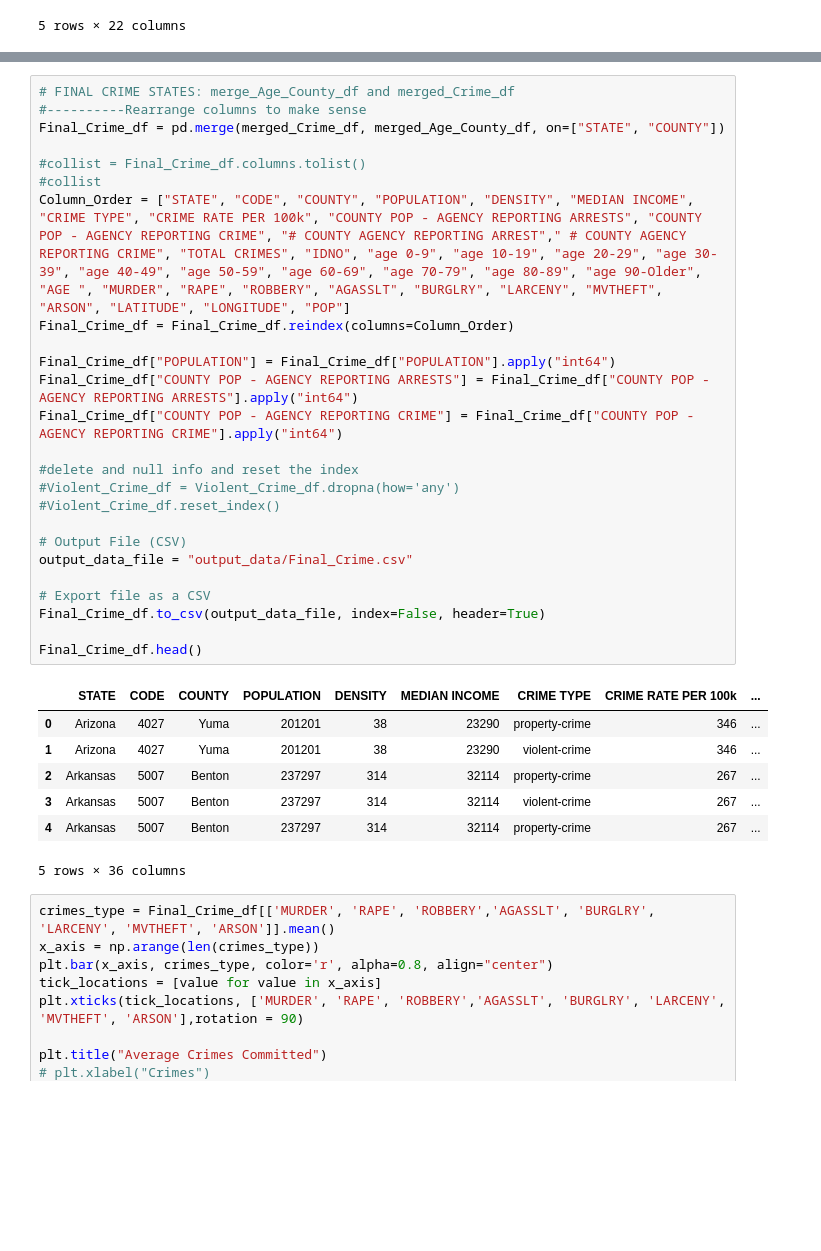
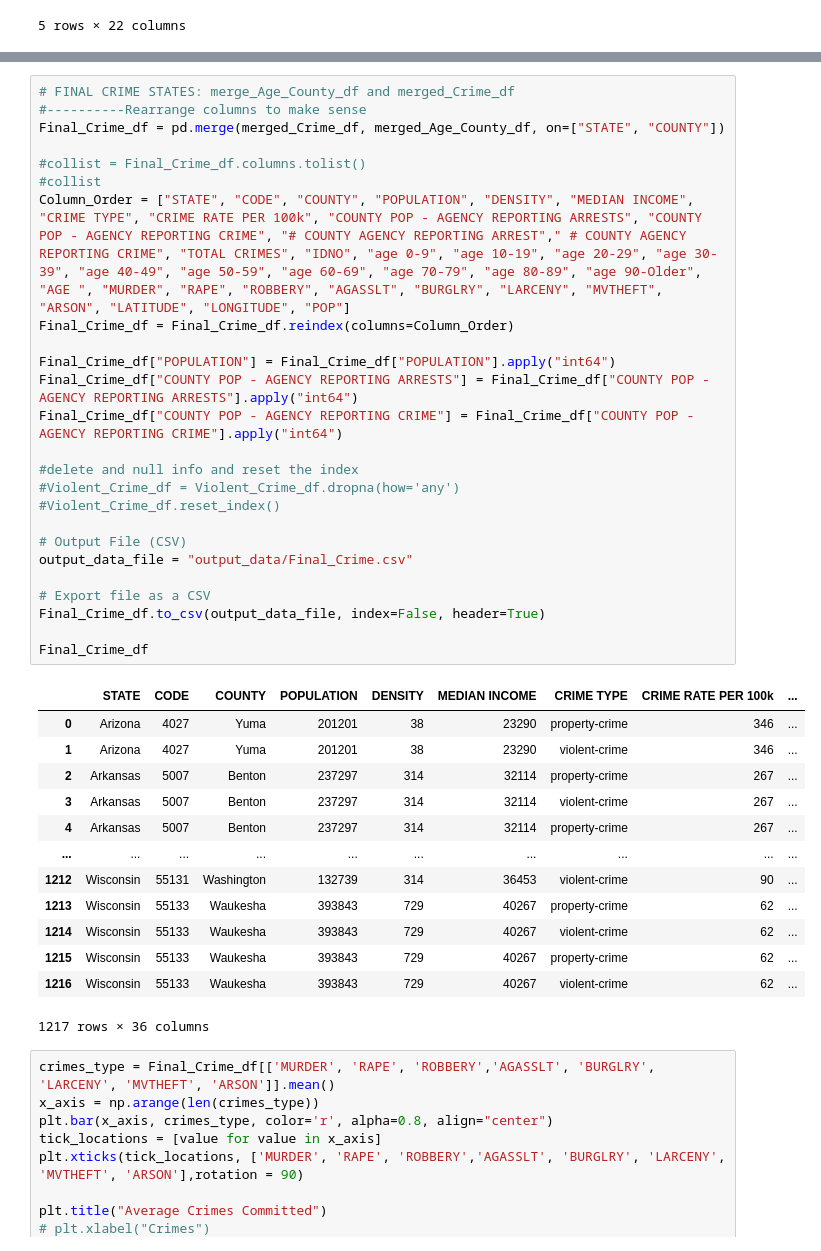
Before and after one commit to melindaeudy/Project_1, a Jupyter notebook: Cam_Project1.ipynb, the cells around one changed output, grey strips where cells are left out. Cells and saved outputs as stored; diff of their text form; blank space fills up the shorter version.

```diff
--- a/Cam_Project1.ipynb
+++ b/Cam_Project1.ipynb
@@ -327,35 +327,41 @@ merged_Age_County_df.head()
 # FINAL CRIME STATES: merge_Age_County_df and merged_Crime_df
 #----------Rearrange columns to make sense
 Final_Crime_df = pd.merge(merged_Crime_df, merged_Age_County_df, on=["STATE", "COUNTY"])
 
 #collist = Final_Crime_df.columns.tolist()
 #collist
 Column_Order = ["STATE", "CODE", "COUNTY", "POPULATION", "DENSITY", "MEDIAN INCOME", "CRIME TYPE", "CRIME RATE PER 100k", "COUNTY POP - AGENCY REPORTING ARRESTS", "COUNTY POP - AGENCY REPORTING CRIME", "# COUNTY AGENCY REPORTING ARREST"," # COUNTY AGENCY REPORTING CRIME", "TOTAL CRIMES", "IDNO", "age 0-9", "age 10-19", "age 20-29", "age 30-39", "age 40-49", "age 50-59", "age 60-69", "age 70-79", "age 80-89", "age 90-Older", "AGE ", "MURDER", "RAPE", "ROBBERY", "AGASSLT", "BURGLRY", "LARCENY", "MVTHEFT", "ARSON", "LATITUDE", "LONGITUDE", "POP"]
 Final_Crime_df = Final_Crime_df.reindex(columns=Column_Order)
 
 Final_Crime_df["POPULATION"] = Final_Crime_df["POPULATION"].apply("int64")
 Final_Crime_df["COUNTY POP - AGENCY REPORTING ARRESTS"] = Final_Crime_df["COUNTY POP - AGENCY REPORTING ARRESTS"].apply("int64")
 Final_Crime_df["COUNTY POP - AGENCY REPORTING CRIME"] = Final_Crime_df["COUNTY POP - AGENCY REPORTING CRIME"].apply("int64")
 
 #delete and null info and reset the index
 #Violent_Crime_df = Violent_Crime_df.dropna(how='any')
 #Violent_Crime_df.reset_index()
 
 # Output File (CSV)
 output_data_file = "output_data/Final_Crime.csv"
 
 # Export file as a CSV
 Final_Crime_df.to_csv(output_data_file, index=False, header=True)
 
-Final_Crime_df.head()
+Final_Crime_df
 # %% [output]
 |  | STATE | CODE | COUNTY | POPULATION | DENSITY | MEDIAN INCOME | CRIME TYPE | CRIME RATE PER 100k | ... |
 | 0 | Arizona | 4027 | Yuma | 201201 | 38 | 23290 | property-crime | 346 | ... |
 | 1 | Arizona | 4027 | Yuma | 201201 | 38 | 23290 | violent-crime | 346 | ... |
 | 2 | Arkansas | 5007 | Benton | 237297 | 314 | 32114 | property-crime | 267 | ... |
 | 3 | Arkansas | 5007 | Benton | 237297 | 314 | 32114 | violent-crime | 267 | ... |
 | 4 | Arkansas | 5007 | Benton | 237297 | 314 | 32114 | property-crime | 267 | ... |
+| ... | ... | ... | ... | ... | ... | ... | ... | ... | ... |
+| 1212 | Wisconsin | 55131 | Washington | 132739 | 314 | 36453 | violent-crime | 90 | ... |
+| 1213 | Wisconsin | 55133 | Waukesha | 393843 | 729 | 40267 | property-crime | 62 | ... |
+| 1214 | Wisconsin | 55133 | Waukesha | 393843 | 729 | 40267 | violent-crime | 62 | ... |
+| 1215 | Wisconsin | 55133 | Waukesha | 393843 | 729 | 40267 | property-crime | 62 | ... |
+| 1216 | Wisconsin | 55133 | Waukesha | 393843 | 729 | 40267 | violent-crime | 62 | ... |
-5 rows × 36 columns
+1217 rows × 36 columns
 # %%
 crimes_type = Final_Crime_df[['MURDER', 'RAPE', 'ROBBERY','AGASSLT', 'BURGLRY', 'LARCENY', 'MVTHEFT', 'ARSON']].mean()
 x_axis = np.arange(len(crimes_type))
```
Also changed, not shown: parts of 12 cells of this notebook.
